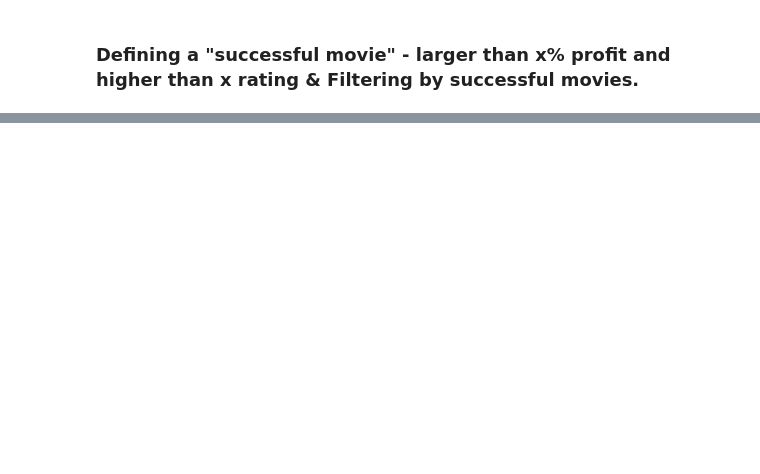
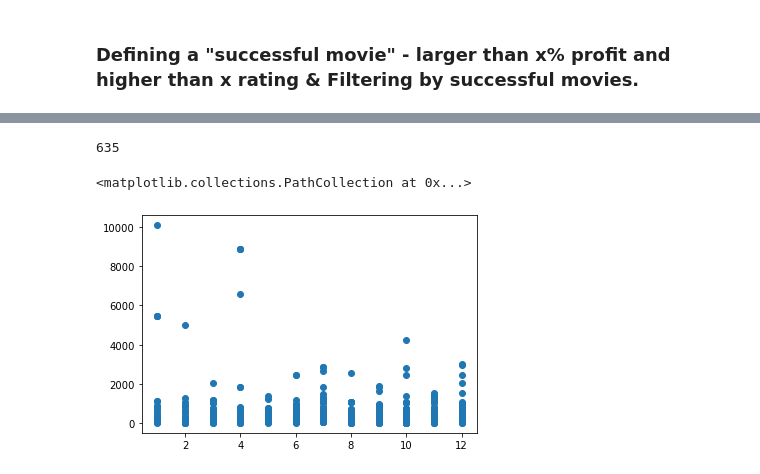
Before and after one commit to ebtezcan/dsc-phase-1-project, a Jupyter notebook: student.ipynb, the cells around one changed output, grey strips where cells are left out. Cells and saved outputs as stored; diff of their text form; code cells hidden in the pictures; blank space fills up the shorter version.

```diff
--- a/student.ipynb
+++ b/student.ipynb
@@ -471,0 +500,3 @@ AttributeError: 'list' object has no attribute 'unique'
+# %%
+tn_filtered = tn_movie_budgets[(tn_movie_budgets['profit %']>=25)&(tn_movie_budgets['release_year']>2008)]
+tn_filtered
@@ -471,0 +579,3 @@ AttributeError: 'list' object has no attribute 'unique'
+# %%
+imdb = pd.merge(imdb_title_basics, imdb_title_ratings, left_on='tconst', right_on='tconst')
+imdb.head()
@@ -471,0 +613,2 @@ AttributeError: 'list' object has no attribute 'unique'
+# %%
+test2 = pd.merge(tn_filtered, imdb, left_on='movie', right_on='original_title')
@@ -471,0 +619,2 @@ AttributeError: 'list' object has no attribute 'unique'
+# %%
+imdb_tn_filtered = test2[test2['averagerating']>6.5]
@@ -471,0 +644,9 @@ AttributeError: 'list' object has no attribute 'unique'
+# %%
+len(imdb_tn_filtered)
+# %% [output]
+635
+# %%
+plt.scatter(x=imdb_tn_filtered['release_mo_num'], y=imdb_tn_filtered['profit %'], showfliers)
+# %% [output]
+<matplotlib.collections.PathCollection at 0x...>
+[figure, added]
```
Also changed, not shown: parts of 31 cells of this notebook.
